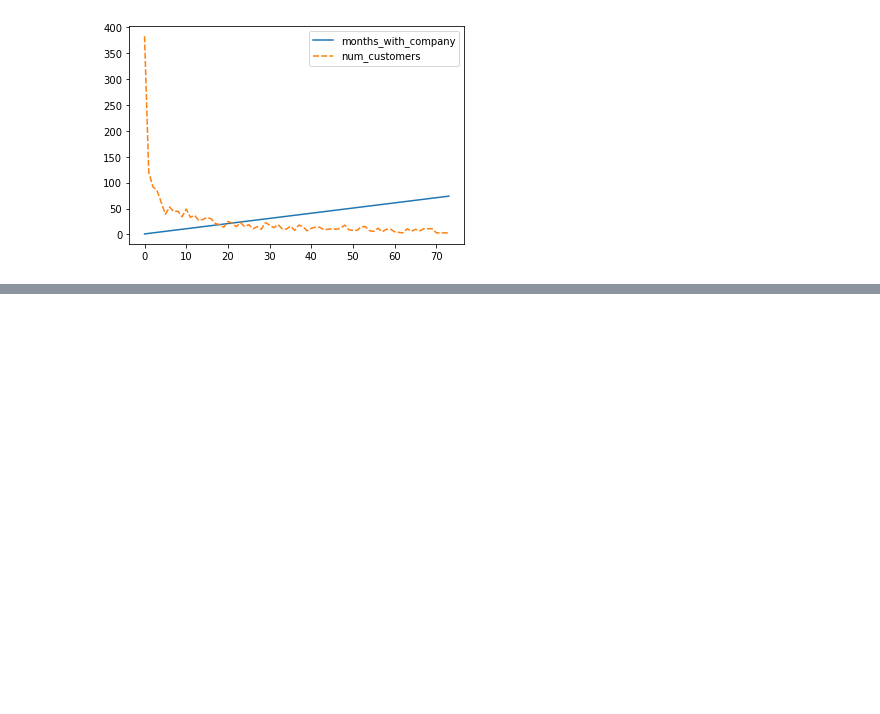
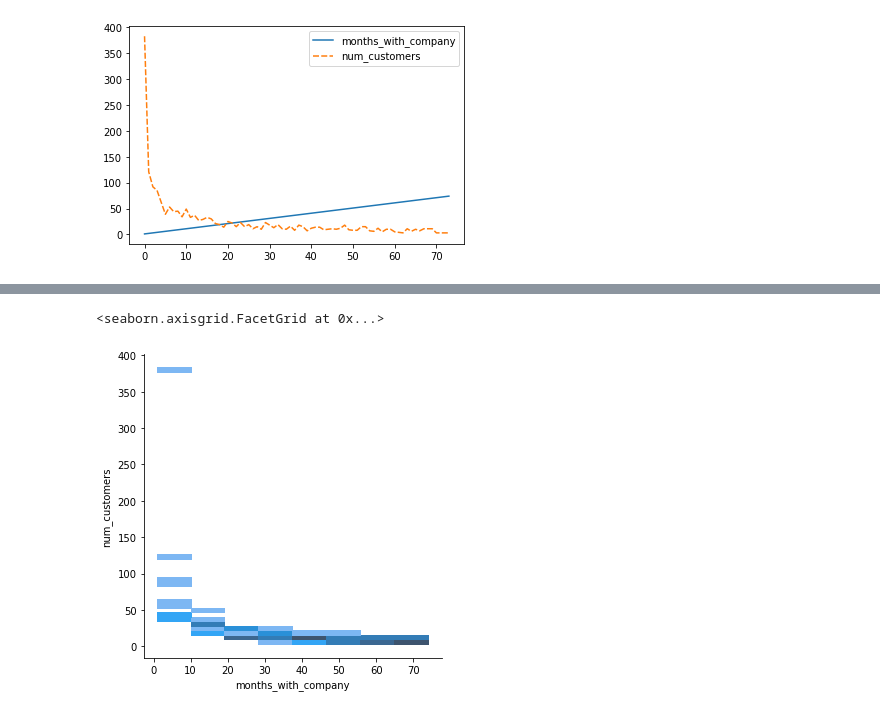
Before and after one commit to HeatherOrtegaMcMillan/storytelling_project, a Jupyter notebook: storytelling_notebook.ipynb, the cells around one changed output, grey strips where cells are left out. Drawn from its saved outputs; the diff is of its cells as text; code cells hidden in the pictures; blank space fills up the shorter version.

```diff
--- a/storytelling_notebook.ipynb
+++ b/storytelling_notebook.ipynb
@@ -412,0 +450,5 @@ sns.lineplot(data = churned_tenure_df)
+# %%
+sns.displot(data = churned_tenure_df, x = 'months_with_company', y = 'num_customers', )
+# %% [output]
+<seaborn.axisgrid.FacetGrid at 0x...>
+[figure, added]
```
Also changed, not shown: parts of 8 cells of this notebook.
